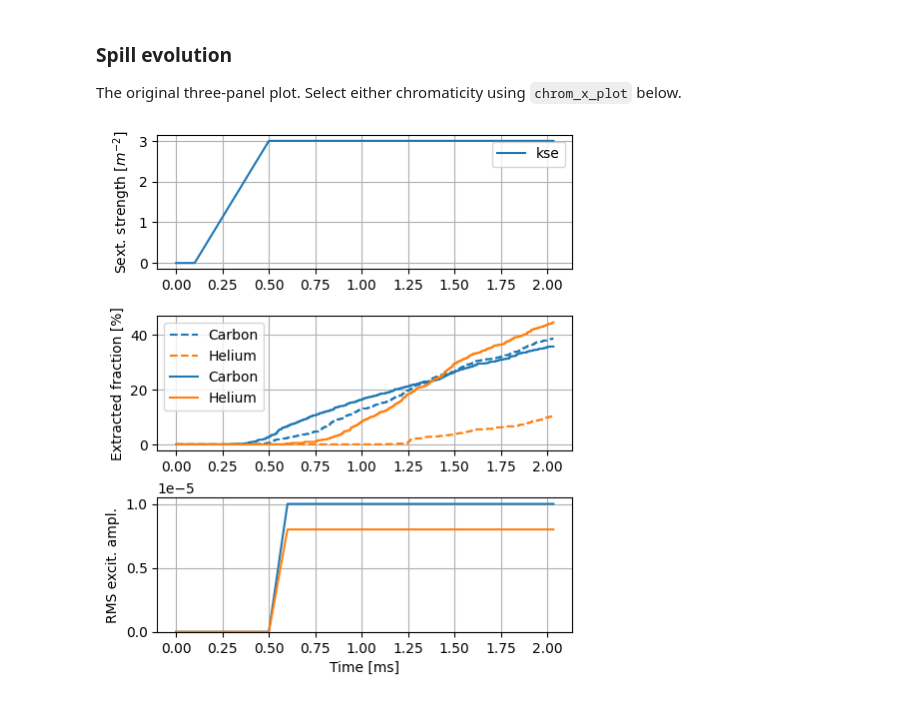
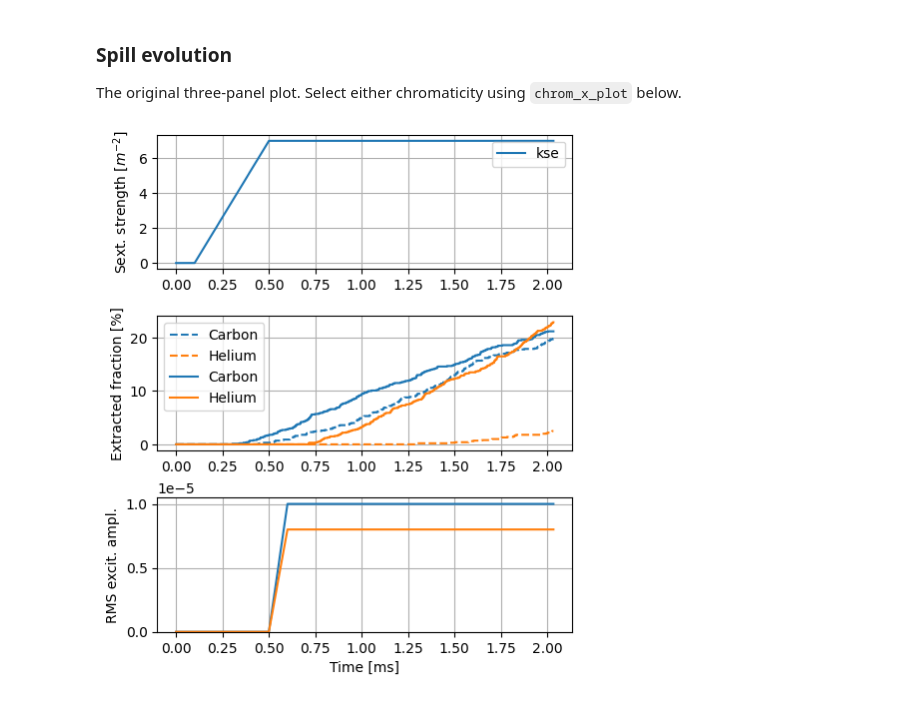
Before and after one commit to xsuite/tutorial_cern_seminar, a Jupyter notebook: notebook_06b_mixed_beams_slow_extraction.ipynb, the cells around one changed output. Saved outputs shown, nothing was run; the diff lists cells and outputs as text; code cells hidden in the pictures.

```diff
--- a/notebook_06b_mixed_beams_slow_extraction.ipynb
+++ b/notebook_06b_mixed_beams_slow_extraction.ipynb
@@ -78,6 +78,6 @@ id state tag          tol_met       residue   current_val    target_val descript
 # %%
 # Calibrate the chromaticity knob with the extraction sextupoles at full strength.
-env['kse'] = 3.
+env['kse'] = 7.
 tw_chrom = line.twiss4d()
 
 opt = line.match_knob(
@@ -117,4 +117,4 @@ line['kse'] # Full extraction-sextupole strength used above
 # %%
-line['chrom_x']=1
+line['chrom_x']=1.5
 line.twiss4d().dqx
 # %% [output]
@@ -343,7 +343,7 @@ line.functions['fun_excit'] = xt.FunctionPieceWiseLinear(
     x=[0, 0.5e-3, 0.6e-3,    1e-3],
     y=[0, 0,      0.8e-5,  0.8e-5])
 
-chrom_x = 1
+chrom_x = 2
 line.enable_time_dependent_vars = False
 line['t_turn_s'] = 0
 line['chrom_x'] = chrom_x
@@ -360,7 +360,7 @@ log_results[chrom_x] = {
 The original three-panel plot. Select either chromaticity using `chrom_x_plot` below.
 # %%
 chrom_1 = 0.
-chrom_2 = 1.
+chrom_2 = 2
 
 log_res_1 = log_results[chrom_1]
 int_carbon_1 = log_res_1['intensity_carbon']
@@ -378,31 +378,31 @@ t_ms = np.array(log_res_1['t_turn_s']) * 1e3
 
 ax1 = plt.subplot(3,1,1)
 plt.plot(t_ms, log_res_1['kse'], label='kse')
 plt.ylabel('Sext. strength [$m^{-2}$]')
 plt.legend()
 plt.grid()
 
 ax2 = plt.subplot(3,1,2, sharex=ax1)
 plt.plot(t_ms, 100 * (1 - int_carbon_1/int_carbon_1[0]), label='Carbon',
          color='C0', linestyle='--')
 plt.plot(t_ms, 100 * (1 - int_helium_1/int_helium_1[0]), label='Helium',
          color='C1', linestyle='--')
 plt.plot(t_ms, 100 * (1 - int_carbon_2/int_carbon_2[0]), label='Carbon',
          color='C0', linestyle='-')
 plt.plot(t_ms, 100 * (1 - int_helium_2/int_helium_2[0]), label='Helium',
          color='C1', linestyle='-')
 plt.ylabel('Extracted fraction [%]')
 plt.legend()
 plt.grid()
 
 ax3 = plt.subplot(3,1,3, sharex=ax1)
 plt.plot(t_ms, log_res_1['ampl_excit'])
 plt.plot(t_ms, log_res_2['ampl_excit'])
 plt.ylim(bottom=0)
 plt.ylabel('RMS excit. ampl.')
 plt.xlabel('Time [ms]')
 plt.grid()
 
 plt.subplots_adjust(top=.93, bottom=.1, left=.25, hspace=.35)
 # %% [output]
-[figure, old version]
+[figure, new version]
```
Also changed, not shown: parts of 8 cells of this notebook.
